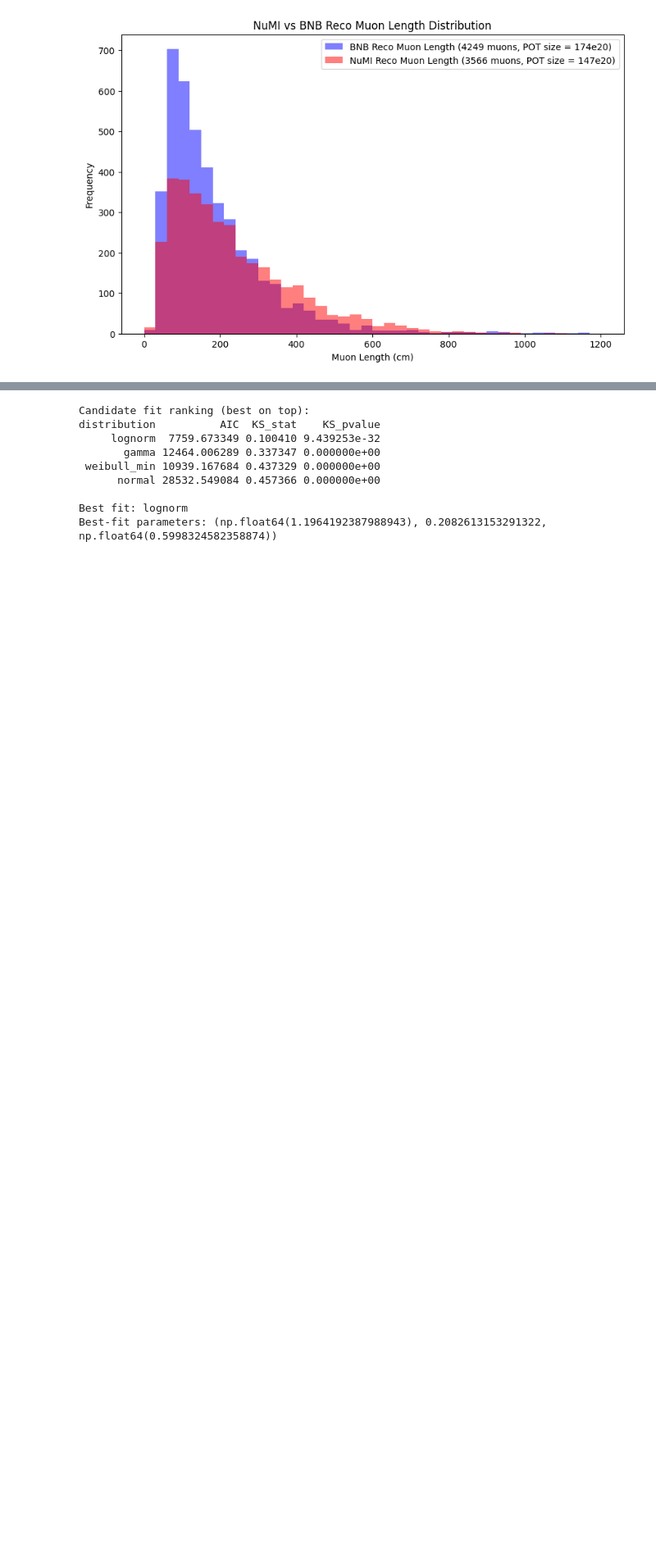
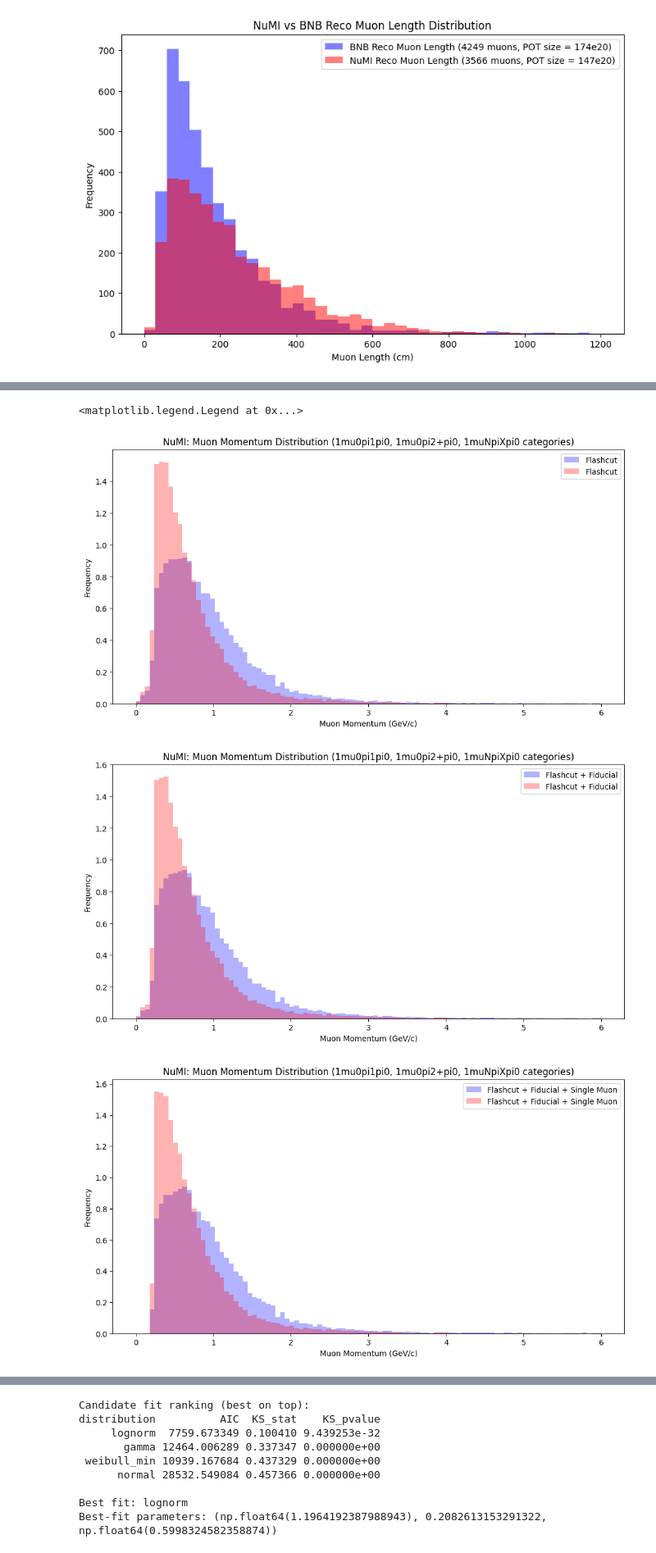
Before and after one commit to jordongalaxy-max/FYP_PYTHON_REAL, a Jupyter notebook: Python/BNB_Paper_Recreation_NuMI_Muon_Analysis.ipynb, the cells around one changed output, grey strips where cells are left out. Shown at 82% size. Saved outputs shown, nothing was run; the diff lists cells and outputs as text; code cells hidden in the pictures; blank space fills up the shorter version.

```diff
--- a/Python/BNB_Paper_Recreation_NuMI_Muon_Analysis.ipynb
+++ b/Python/BNB_Paper_Recreation_NuMI_Muon_Analysis.ipynb
@@ -693,0 +865,59 @@ plt.legend()
+# %%
+#Plotting NuMI and BNB muon momentum p1
+plt.figure(figsize=(12, 6))
+plt.hist(NuMI_muon_p1["reco_muon_p"], bins=100, color='blue', range=(0, 6), alpha=0.3, label="Flashcut",density=True)
+plt.hist(BNB_muon_p1["reco_muon_p"], bins=100, color='red', range=(0, 6), alpha=0.3, label="Flashcut",density=True)
+plt.xlabel("Muon Momentum (GeV/c)")
+plt.ylabel("Frequency")
+plt.title("NuMI: Muon Momentum Distribution (1mu0pi1pi0, 1mu0pi2+pi0, 1muNpiXpi0 categories)")
+plt.legend()
+
+#Plotting NuMI and BNB muon momentum p2
+plt.figure(figsize=(12, 6))
+plt.hist(NuMI_muon_p2["reco_muon_p"], bins=100, color='blue', range=(0, 6), alpha=0.3, label="Flashcut + Fiducial",density=True)
+plt.hist(BNB_muon_p2["reco_muon_p"], bins=100, color='red', range=(0, 6), alpha=0.3, label="Flashcut + Fiducial",density=True)
+plt.xlabel("Muon Momentum (GeV/c)")
+plt.ylabel("Frequency")
+plt.title("NuMI: Muon Momentum Distribution (1mu0pi1pi0, 1mu0pi2+pi0, 1muNpiXpi0 categories)")
+plt.legend()
+
+#Plotting NuMI and BNB muon momentum p3
+plt.figure(figsize=(12, 6))
+plt.hist(NuMI_muon_p3["reco_muon_p"], bins=100, color='blue', range=(0, 6), alpha=0.3, label="Flashcut + Fiducial + Single Muon",density=True)
+plt.hist(BNB_muon_p3["reco_muon_p"], bins=100, color='red', range=(0, 6), alpha=0.3, label="Flashcut + Fiducial + Single Muon",density=True)
+plt.xlabel("Muon Momentum (GeV/c)")
+plt.ylabel("Frequency")
+plt.title("NuMI: Muon Momentum Distribution (1mu0pi1pi0, 1mu0pi2+pi0, 1muNpiXpi0 categories)")
+plt.legend()
+
+#Plotting NuMI and BNB muon momentum p4
+plt.figure(figsize=(12, 6))
+plt.hist(NuMI_muon_p4["reco_muon_p"], bins=100, color='blue', range=(0, 6), alpha=0.3, label="Flashcut + Fiducial + Single Muon + No Charged Pions",density=True)
+plt.hist(BNB_muon_p4["reco_muon_p"], bins=100, color='red', range=(0, 6), alpha=0.3, label="Flashcut + Fiducial + Single Muon + No Charged Pions",density=True)
+plt.xlabel("Muon Momentum (GeV/c)")
+plt.ylabel("Frequency")
+plt.title("NuMI: Muon Momentum Distribution (1mu0pi1pi0, 1mu0pi2+pi0, 1muNpiXpi0 categories)")
+plt.legend()
+
+#Plotting NuMI and BNB muon momentum p5
+plt.figure(figsize=(12, 6))
+plt.hist(NuMI_muon_p5["reco_muon_p"], bins=100, color='blue', range=(0, 6), alpha=0.3, label="Flashcut + Fiducial + Single Muon + No Charged Pions + Two Photons",density=True)
+plt.hist(BNB_muon_p5["reco_muon_p"], bins=100, color='red', range=(0, 6), alpha=0.3, label="Flashcut + Fiducial + Single Muon + No Charged Pions + Two Photons",density=True)
+plt.xlabel("Muon Momentum (GeV/c)")
+plt.ylabel("Frequency")
+plt.title("NuMI: Muon Momentum Distribution (1mu0pi1pi0, 1mu0pi2+pi0, 1muNpiXpi0 categories)")
+plt.legend()
+
+#Plotting NuMI and BNB muon momentum p6
+plt.figure(figsize=(12, 6))
+plt.hist(NuMI_muon_p6["reco_muon_p"], bins=100, color='blue', range=(0, 6), alpha=0.3, label="Flashcut + Fiducial + Single Muon + No Charged Pions + Two Photons + Pi0 Mass Cut",density=True)
+plt.hist(BNB_muon_p6["reco_muon_p"], bins=100, color='red', range=(0, 6), alpha=0.3, label="Flashcut + Fiducial + Single Muon + No Charged Pions + Two Photons + Pi0 Mass Cut",density=True)
+plt.xlabel("Muon Momentum (GeV/c)")
+plt.ylabel("Frequency")
+plt.title("NuMI: Muon Momentum Distribution (1mu0pi1pi0, 1mu0pi2+pi0, 1muNpiXpi0 categories)")
+plt.legend()
+# %% [output]
+<matplotlib.legend.Legend at 0x...>
+[figure, added]
+[figure, added]
+[figure, added]
```
Also changed, not shown: parts of 9 cells of this notebook, 4 other files.
